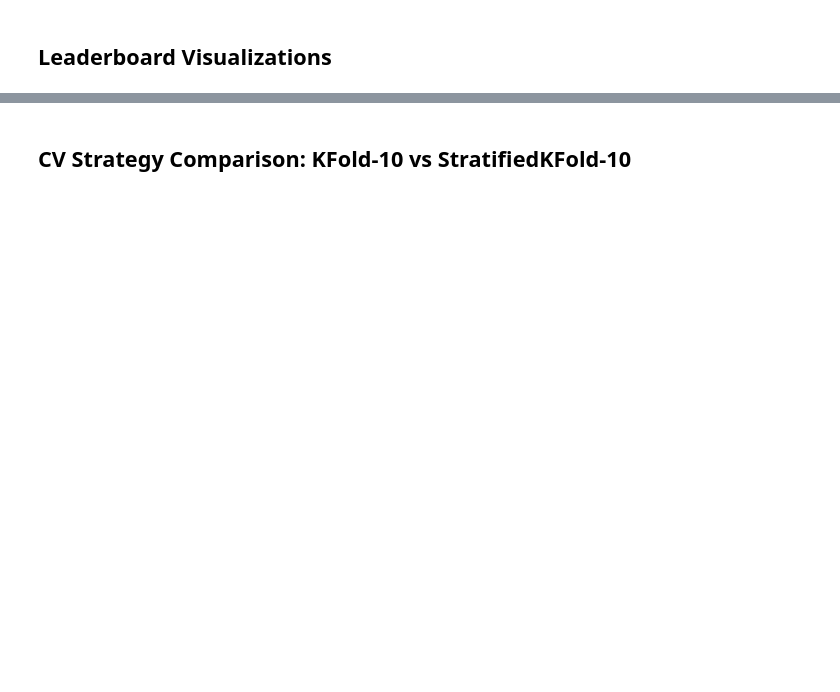
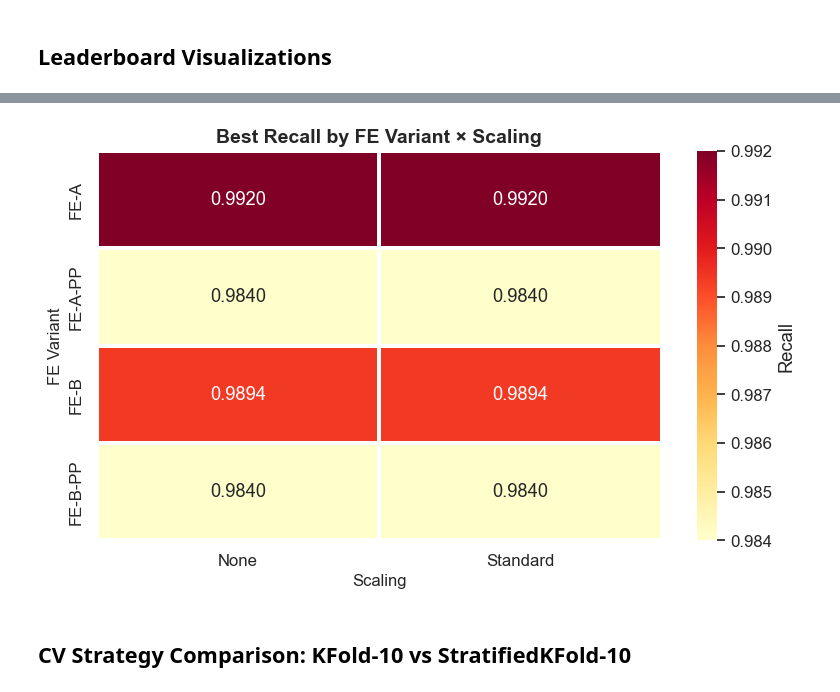
Before and after one commit to alifnw/3-Alif-Livyandra, a Jupyter notebook: notebooks/02_model_development.ipynb, the cells around one changed output, grey strips where cells are left out. Saved outputs shown, nothing was run; the diff lists cells and outputs as text; code cells hidden in the pictures; blank space fills up the shorter version.

```diff
--- a/notebooks/02_model_development.ipynb
+++ b/notebooks/02_model_development.ipynb
@@ -237,17 +343,19 @@ plt.show()
 # %%
 # --- Recall Heatmap: FE Variant x Scaling (best per combo) ---
 pivot = leaderboard.groupby(["FE", "Scaling"])["Recall_1"].max().unstack()
 
 fig, ax = plt.subplots(figsize=(8, 5))
 sns.heatmap(pivot, annot=True, fmt=".4f", cmap="YlOrRd", ax=ax,
-            linewidths=1.5, linecolor="white", cbar_kws={"label": "Recall\u2081"})
-ax.set_title("Best Recall\u2081 by FE Variant \u00d7 Scaling",
+            linewidths=1.5, linecolor="white", cbar_kws={"label": "Recall"})
+ax.set_title("Best Recall by FE Variant \u00d7 Scaling",
              fontsize=14, fontweight="bold")
 ax.set_ylabel("FE Variant", fontsize=12)
 ax.set_xlabel("Scaling", fontsize=12)
 plt.tight_layout()
 plt.savefig("../reports/figures/recall_heatmap_fe_scaling.png", dpi=150, bbox_inches="tight")
 plt.show()
+# %% [output]
+[figure, added]
 # %% [markdown]
 ## CV Strategy Comparison: KFold-10 vs StratifiedKFold-10
 # %%
```
Also changed, not shown: parts of 19 cells of this notebook.
